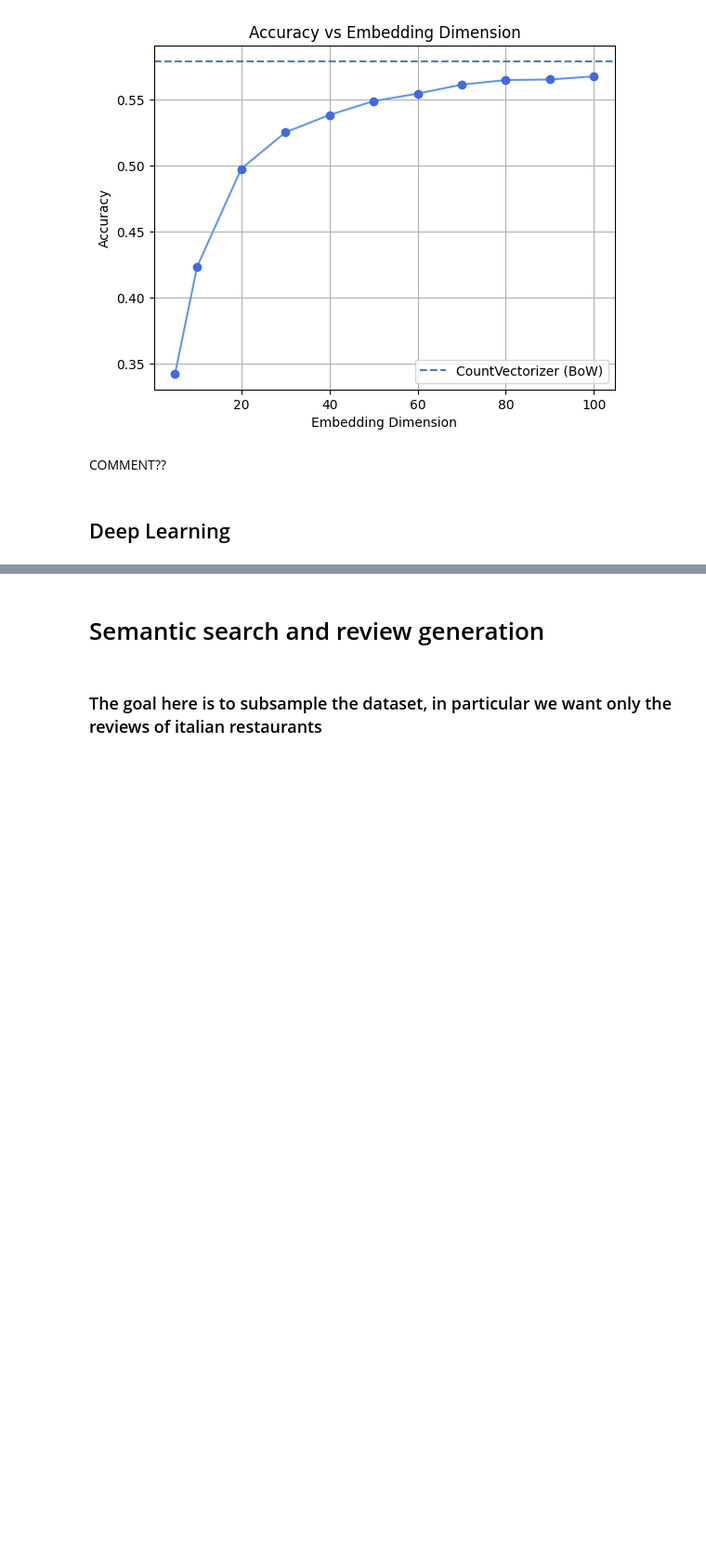
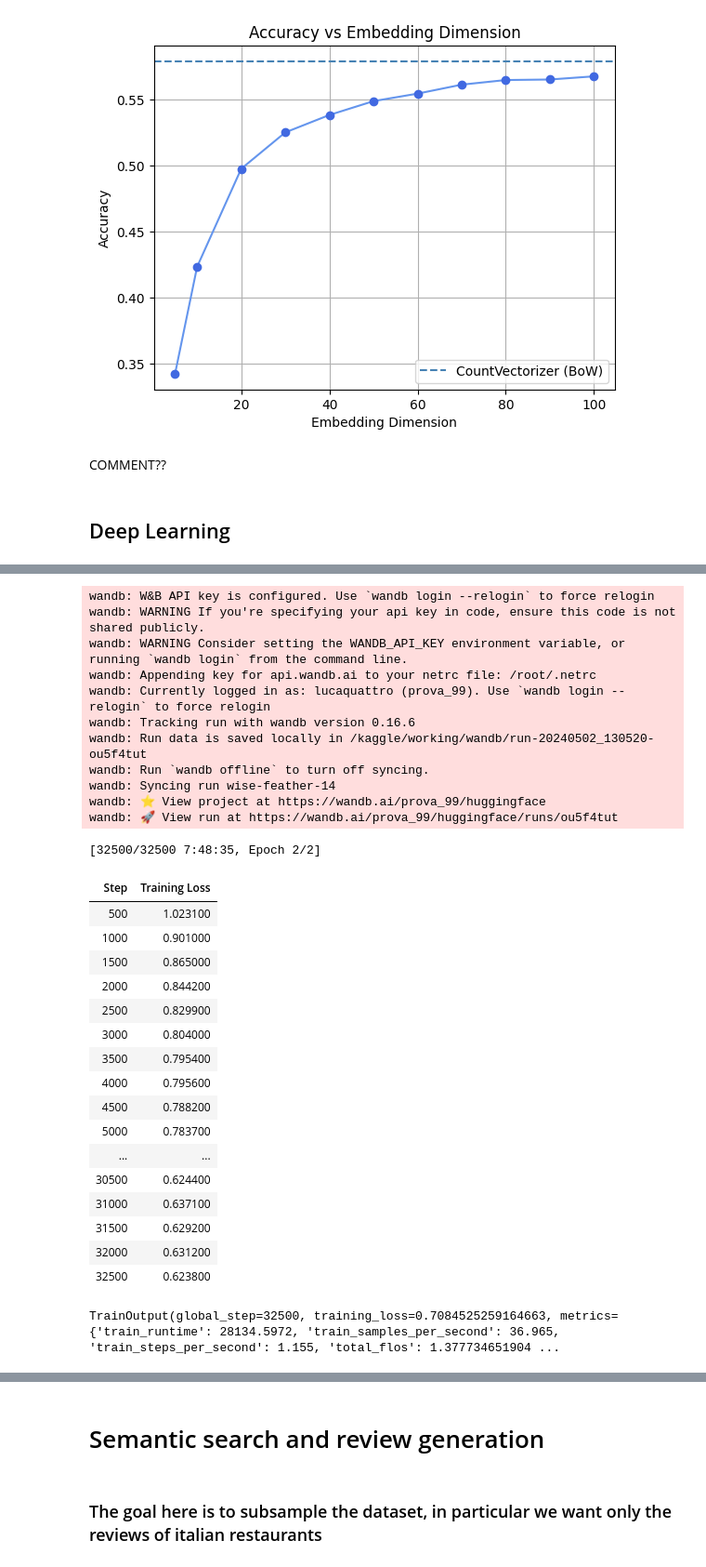
Before and after one commit to NiccoloF/NLP, a Jupyter notebook: Submission file.ipynb, the cells around one changed output, grey strips where cells are left out. Shown at 93% size. Cells and saved outputs as stored; diff of their text form; code cells hidden in the pictures; blank space fills up the shorter version.

```diff
--- a/Submission file.ipynb
+++ b/Submission file.ipynb
@@ -930,0 +1121,16 @@ COMMENT??
+# %%
+train_data = [{'text': txt, 'label': lbl} for txt, lbl in zip(X_train, y_train)]
+val_data = [{'text': txt, 'label': lbl} for txt, lbl in zip(X_val, y_val)]
+train_data = Dataset.from_list(train_data)
+val_data = Dataset.from_list(val_data)
+# %%
+data = DatasetDict()
+data['train'] = train_data
+data['validation'] = val_data
+data['test'] = test
+
+
+def tokenize_function(examples):
+    return tokenizer(examples["text"], padding=True, truncation=True)
+
+tokenized_data = data.map(tokenize_function, batched=True)
@@ -930,0 +1157,35 @@ COMMENT??
+# %%
+import wandb
+wandb.login(key='*****************')
+trainer.train()
+# %% [output]
+wandb: W&B API key is configured. Use `wandb login --relogin` to force relogin
+wandb: WARNING If you're specifying your api key in code, ensure this code is not shared publicly.
+wandb: WARNING Consider setting the WANDB_API_KEY environment variable, or running `wandb login` from the command line.
+wandb: Appending key for api.wandb.ai to your netrc file: /root/.netrc
+wandb: Currently logged in as: lucaquattro (prova_99). Use `wandb login --relogin` to force relogin
+wandb: Tracking run with wandb version 0.16.6
+wandb: Run data is saved locally in /kaggle/working/wandb/run-20240502_130520-ou5f4tut
+wandb: Run `wandb offline` to turn off syncing.
+wandb: Syncing run wise-feather-14
+wandb: ⭐️ View project at https://wandb.ai/prova_99/huggingface
+wandb: 🚀 View run at https://wandb.ai/prova_99/huggingface/runs/ou5f4tut
+[32500/32500 7:48:35, Epoch 2/2]
+| Step | Training Loss |
+| 500 | 1.023100 |
+| 1000 | 0.901000 |
+| 1500 | 0.865000 |
+| 2000 | 0.844200 |
+| 2500 | 0.829900 |
+| 3000 | 0.804000 |
+| 3500 | 0.795400 |
+| 4000 | 0.795600 |
+| 4500 | 0.788200 |
+| 5000 | 0.783700 |
+| ... | ... |
+| 30500 | 0.624400 |
+| 31000 | 0.637100 |
+| 31500 | 0.629200 |
+| 32000 | 0.631200 |
+| 32500 | 0.623800 |
+TrainOutput(global_step=32500, training_loss=0.7084525259164663, metrics={'train_runtime': 28134.5972, 'train_samples_per_second': 36.965, 'train_steps_per_second': 1.155, 'total_flos': 1.377734651904 ...
```
Also changed, not shown: parts of 30 cells of this notebook.
